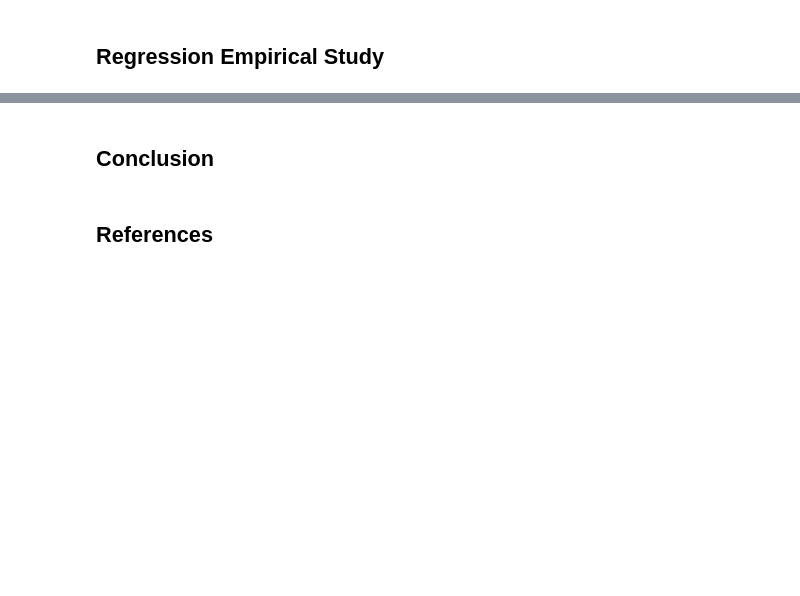
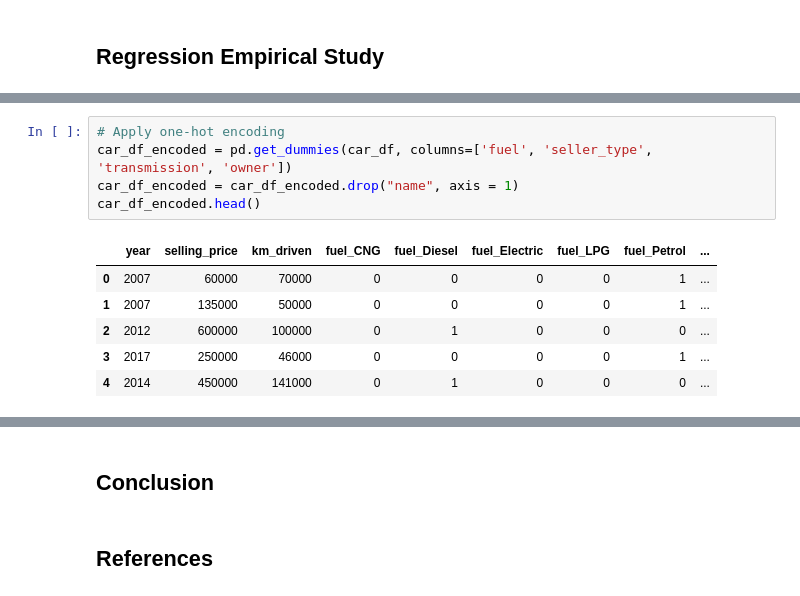
Before and after one commit to Natasa127/CSI4142-A3, a Jupyter notebook: Regression.ipynb, the cells around one changed output, grey strips where cells are left out. Cells and saved outputs as stored; diff of their text form; blank space fills up the shorter version.

```diff
--- a/Regression.ipynb
+++ b/Regression.ipynb
@@ -24,0 +96,12 @@ HTTPError: HTTP Error 404: Not Found
+# %%
+# Apply one-hot encoding
+car_df_encoded = pd.get_dummies(car_df, columns=['fuel', 'seller_type', 'transmission', 'owner'])
+car_df_encoded = car_df_encoded.drop("name", axis = 1)
+car_df_encoded.head()
+# %% [output]
+|  | year | selling_price | km_driven | fuel_CNG | fuel_Diesel | fuel_Electric | fuel_LPG | fuel_Petrol | ... |
+| 0 | 2007 | 60000 | 70000 | 0 | 0 | 0 | 0 | 1 | ... |
+| 1 | 2007 | 135000 | 50000 | 0 | 0 | 0 | 0 | 1 | ... |
+| 2 | 2012 | 600000 | 100000 | 0 | 1 | 0 | 0 | 0 | ... |
+| 3 | 2017 | 250000 | 46000 | 0 | 0 | 0 | 0 | 1 | ... |
+| 4 | 2014 | 450000 | 141000 | 0 | 1 | 0 | 0 | 0 | ... |
```
Also changed, not shown: parts of 17 cells of this notebook.
